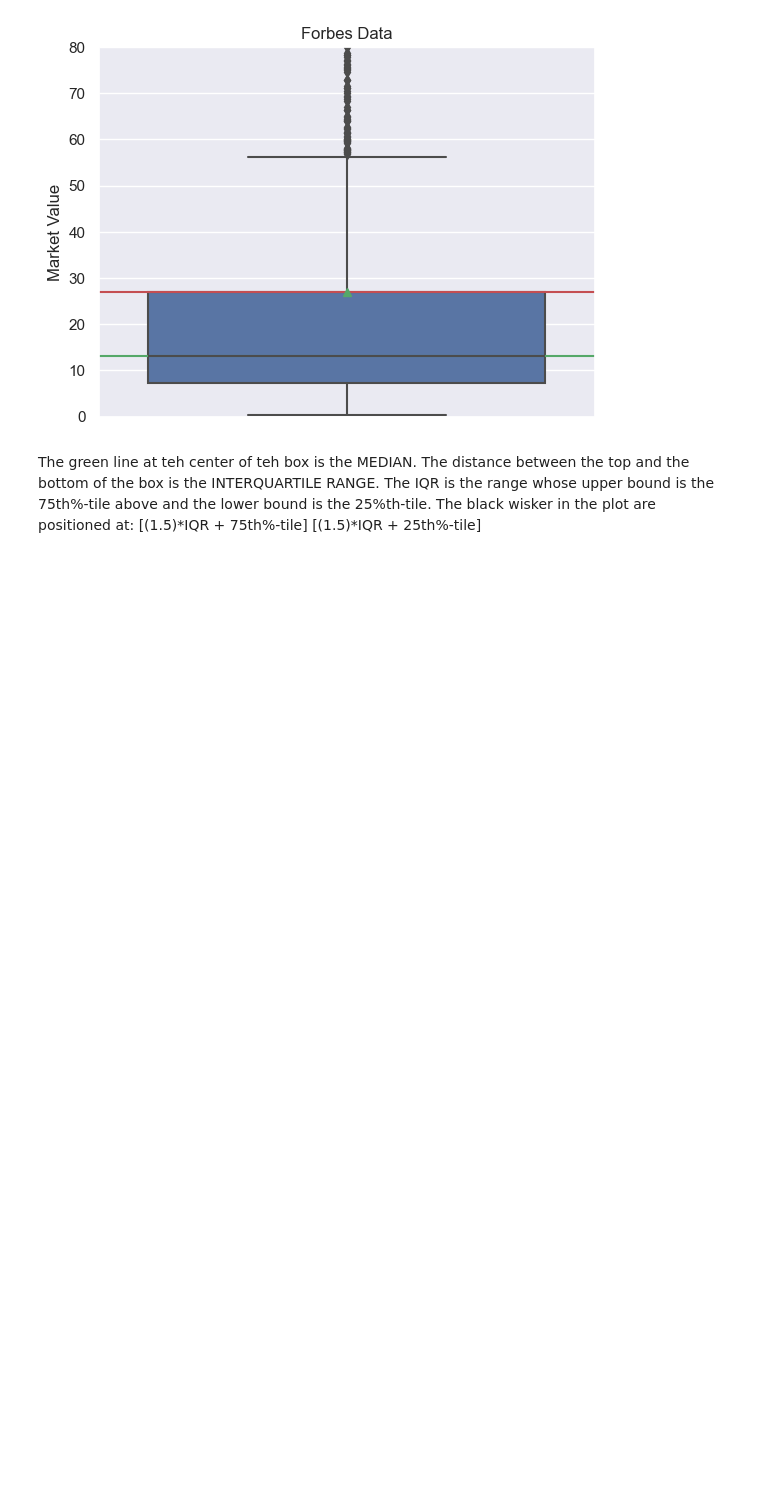
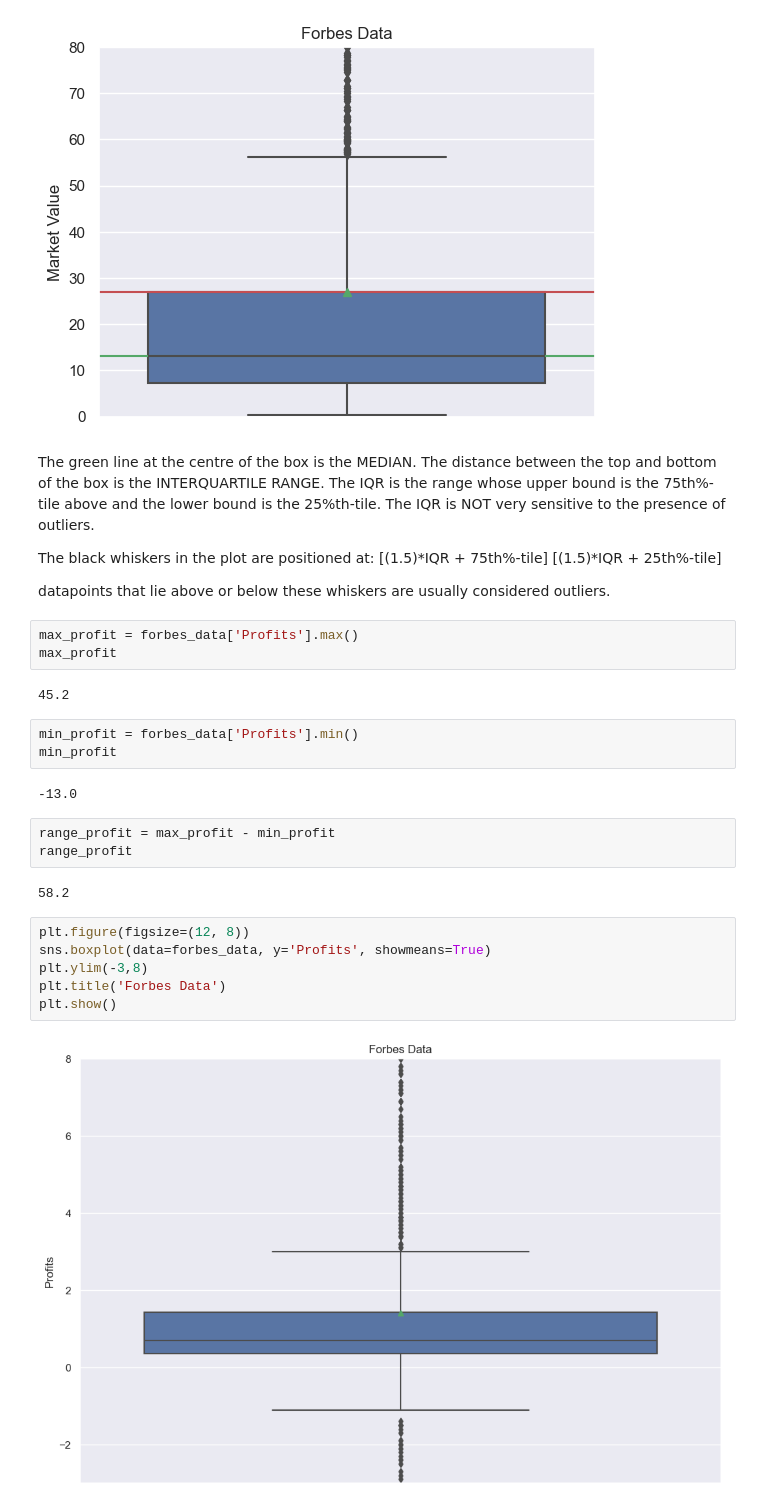
Before and after one commit to D76X/jupyter_notebooks, a Jupyter notebook: FoundationOfStatsAndProp/01.CentralTendencyAndDispersion.ipynb, the cells around one changed output. Cells and saved outputs as stored; diff of their text form; blank space fills up the shorter version.

```diff
--- a/FoundationOfStatsAndProp/01.CentralTendencyAndDispersion.ipynb
+++ b/FoundationOfStatsAndProp/01.CentralTendencyAndDispersion.ipynb
@@ -165,9 +165,36 @@ plt.show()
 # %% [output]
 [figure]
 # %% [markdown]
-The green line at teh center of teh box is the MEDIAN.
-The distance between the top and the bottom of the box is the INTERQUARTILE RANGE.
+The green line at the centre of the box is the MEDIAN.
+The distance between the top and bottom of the box is the INTERQUARTILE RANGE.
 The IQR is the range whose upper bound is the 75th%-tile above and the lower bound is the 25%th-tile.
-The black wisker in the plot are positioned at:
+The IQR is NOT very sensitive to the presence of outliers.
+
+The black whiskers in the plot are positioned at:
 [(1.5)*IQR + 75th%-tile]
 [(1.5)*IQR + 25th%-tile]
+
+datapoints that lie above or below these whiskers are usually considered outliers.
+# %%
+max_profit = forbes_data['Profits'].max()
+max_profit
+# %% [output]
+45.2
+# %%
+min_profit = forbes_data['Profits'].min()
+min_profit
+# %% [output]
+-13.0
+# %%
+range_profit = max_profit - min_profit
+range_profit
+# %% [output]
+58.2
+# %%
+plt.figure(figsize=(12, 8))
+sns.boxplot(data=forbes_data, y='Profits', showmeans=True)
+plt.ylim(-3,8)
+plt.title('Forbes Data')
+plt.show()
+# %% [output]
+[figure, added]
```
Also changed, not shown: parts of 8 cells of this notebook.
